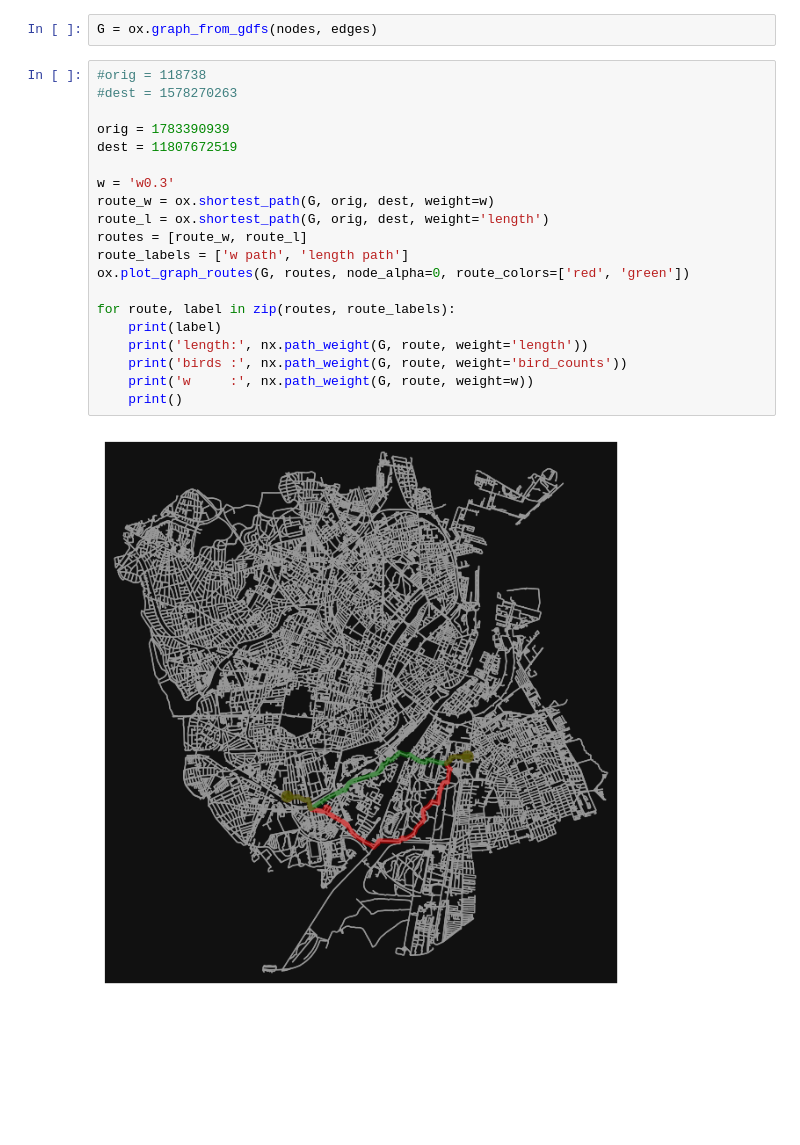
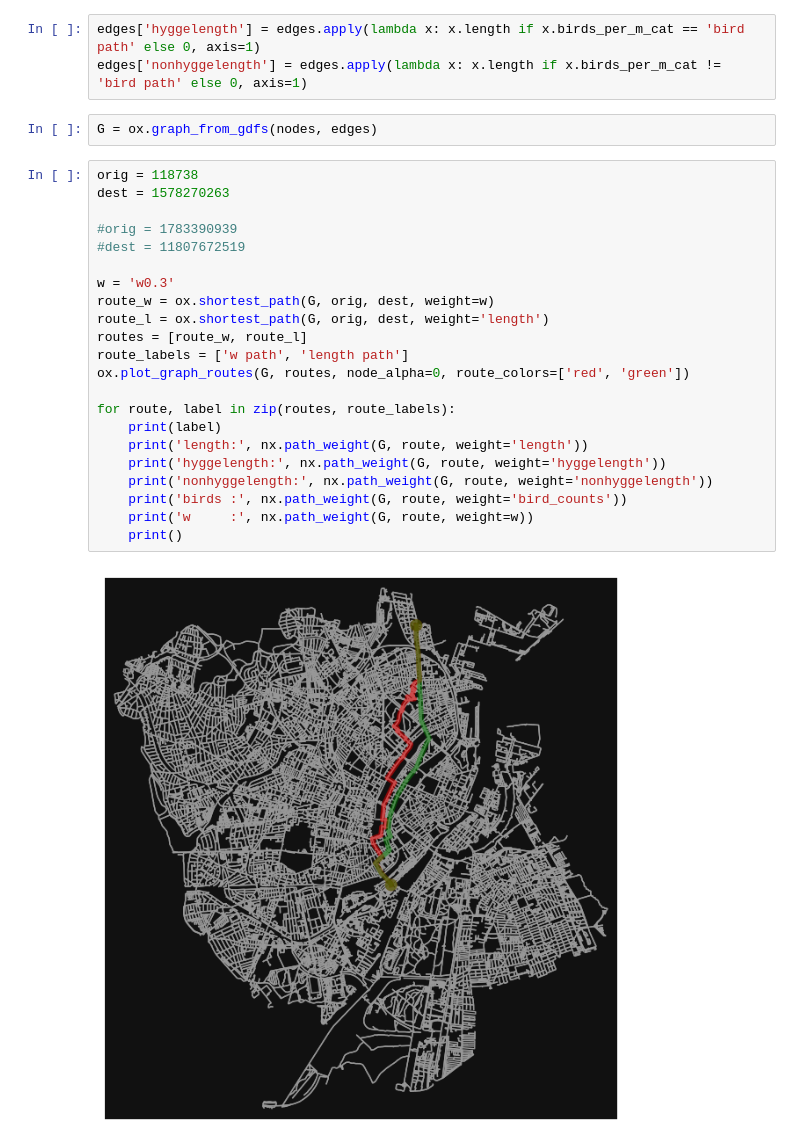
Before and after one commit to Marcus-Friis/geospatial-exam, a Jupyter notebook: notebooks/hygge-pathfinder.ipynb, the cells around one changed output. Cells and saved outputs as stored; diff of their text form; blank space fills up the shorter version.

Commit message:
added hyggelength, now it all makes sense and we can do cool analyses

```diff
--- a/notebooks/hygge-pathfinder.ipynb
+++ b/notebooks/hygge-pathfinder.ipynb
@@ -150,28 +150,33 @@ for i in np.linspace(0, 1, 11):
     i = np.round(i, 1)
     edges[f'birds_boost{i}'] = edges.birds_per_m_cat.map({'normal': 1, 'bird path': i}).astype(float)
     edges[f'w{i}'] = edges['length'] * edges[f'birds_boost{i}']
+# %%
+edges['hyggelength'] = edges.apply(lambda x: x.length if x.birds_per_m_cat == 'bird path' else 0, axis=1)
+edges['nonhyggelength'] = edges.apply(lambda x: x.length if x.birds_per_m_cat != 'bird path' else 0, axis=1)
 # %%
 G = ox.graph_from_gdfs(nodes, edges)
 # %%
-#orig = 118738
-#dest = 1578270263
+orig = 118738
+dest = 1578270263
 
-orig = 1783390939
-dest = 11807672519
+#orig = 1783390939
+#dest = 11807672519
 
 w = 'w0.3'
 route_w = ox.shortest_path(G, orig, dest, weight=w)
 route_l = ox.shortest_path(G, orig, dest, weight='length')
 routes = [route_w, route_l]
 route_labels = ['w path', 'length path']
 ox.plot_graph_routes(G, routes, node_alpha=0, route_colors=['red', 'green'])
 
 for route, label in zip(routes, route_labels):
     print(label)
     print('length:', nx.path_weight(G, route, weight='length'))
+    print('hyggelength:', nx.path_weight(G, route, weight='hyggelength'))
+    print('nonhyggelength:', nx.path_weight(G, route, weight='nonhyggelength'))
     print('birds :', nx.path_weight(G, route, weight='bird_counts'))
     print('w     :', nx.path_weight(G, route, weight=w))
     print()
 # %% [output]
-[figure, old version]
+[figure, new version]
 w path
```
Also changed, not shown: parts of 11 cells of this notebook.
